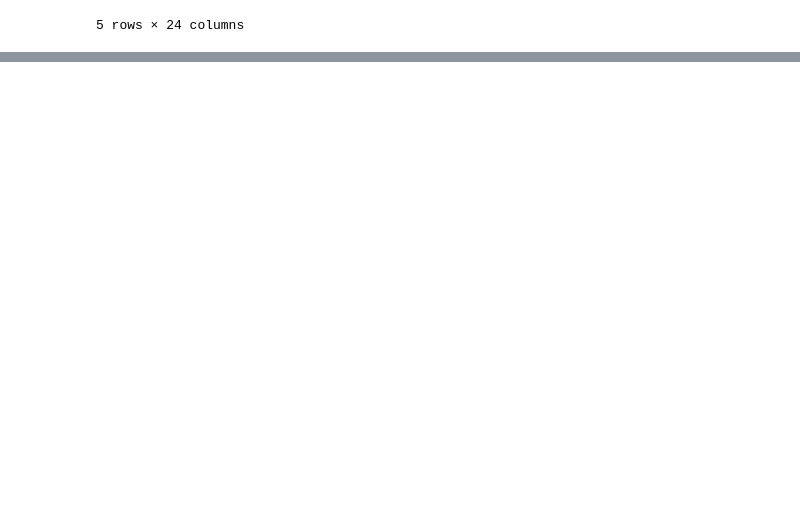
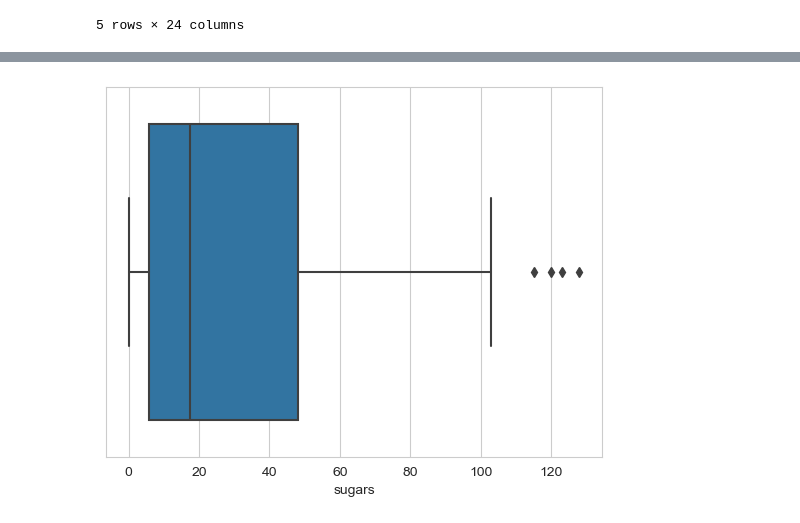
Before and after one commit to Pratik-rgp1/mcdonalds-nutrition-analysis, a Jupyter notebook: notebooks/mcdonalds_analysis.ipynb, the cells around one changed output, grey strips where cells are left out. Saved outputs shown, nothing was run; the diff lists cells and outputs as text; code cells hidden in the pictures; blank space fills up the shorter version.

```diff
--- a/notebooks/mcdonalds_analysis.ipynb
+++ b/notebooks/mcdonalds_analysis.ipynb
@@ -51,0 +108,6 @@ df.duplicated().sum()
+# %%
+plot=sns.set_style("whitegrid")
+ax=sns.boxplot(x=df["sugars"])
+plt.show()
+# %% [output]
+[figure, added]
```
Also changed, not shown: parts of 22 cells of this notebook, 2 other files.
